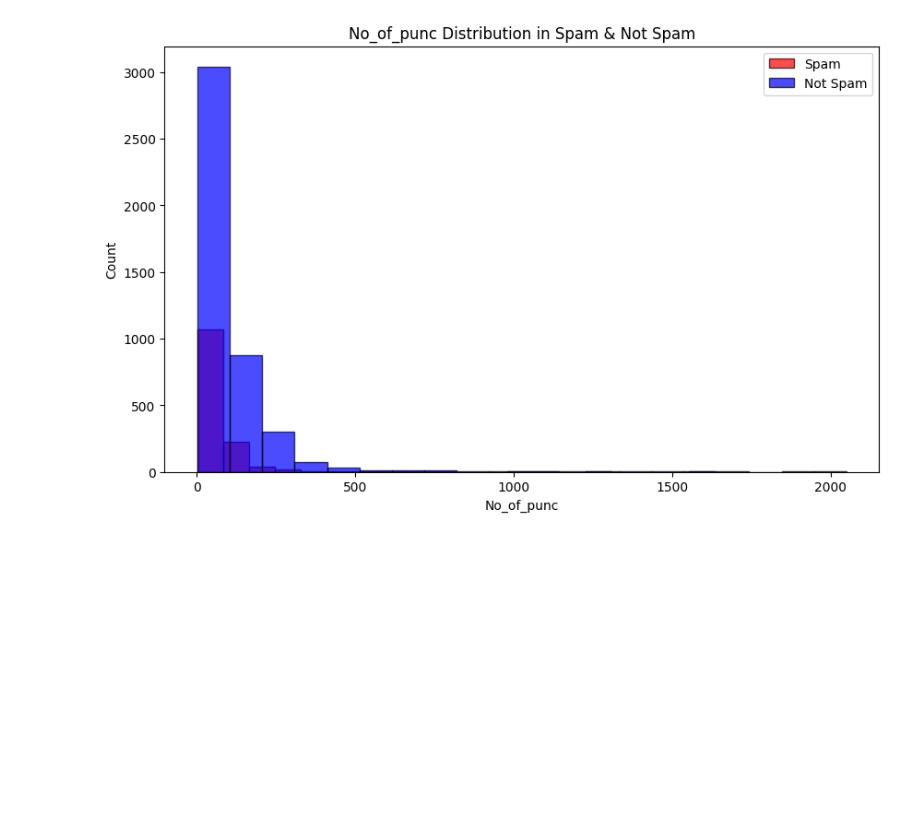
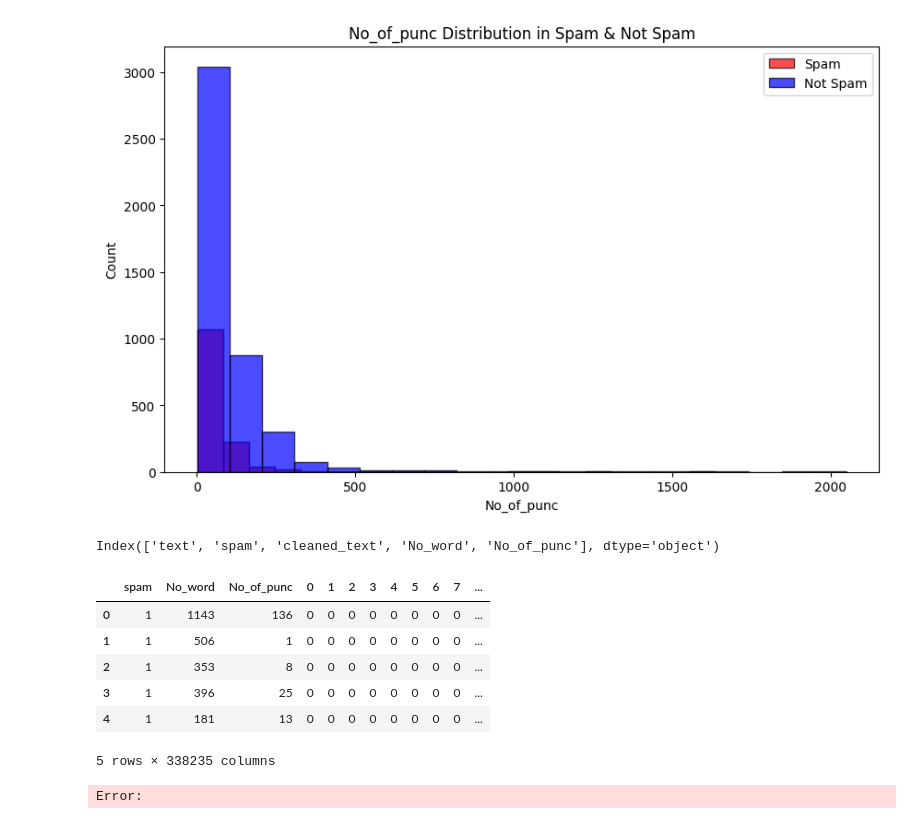
Before and after one commit to BinaraMendis7/Spam-Email-detecting-system, a Jupyter notebook: Untitled-1.ipynb, the cells around one changed output. Saved outputs shown, nothing was run; the diff lists cells and outputs as text; code cells hidden in the pictures; blank space fills up the shorter version.

Commit message:
concat the both dfs

```diff
--- a/Untitled-1.ipynb
+++ b/Untitled-1.ipynb
@@ -190,3 +190,19 @@ for col in df.columns[3:]:
 # %% [output]
 [figure]
 [figure]
+# %%
+df.columns
+# %% [output]
+Index(['text', 'spam', 'cleaned_text', 'No_word', 'No_of_punc'], dtype='object')
+# %%
+features_df=pd.concat([df['spam'], df['No_word'], df['No_of_punc'], df2], axis=1)
+features_df.head()
+# %% [output]
+|  | spam | No_word | No_of_punc | 0 | 1 | 2 | 3 | 4 | 5 | 6 | 7 | ... |
+| 0 | 1 | 1143 | 136 | 0 | 0 | 0 | 0 | 0 | 0 | 0 | 0 | ... |
+| 1 | 1 | 506 | 1 | 0 | 0 | 0 | 0 | 0 | 0 | 0 | 0 | ... |
+| 2 | 1 | 353 | 8 | 0 | 0 | 0 | 0 | 0 | 0 | 0 | 0 | ... |
+| 3 | 1 | 396 | 25 | 0 | 0 | 0 | 0 | 0 | 0 | 0 | 0 | ... |
+| 4 | 1 | 181 | 13 | 0 | 0 | 0 | 0 | 0 | 0 | 0 | 0 | ... |
+5 rows × 338235 columns
+Error:
```
